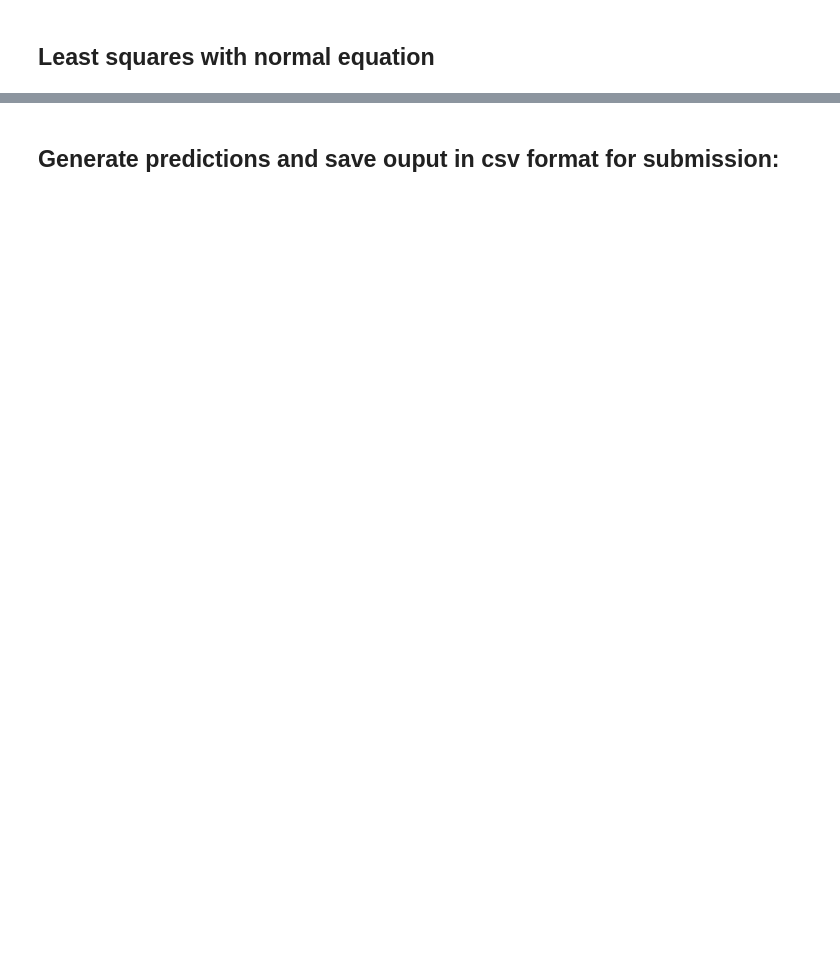
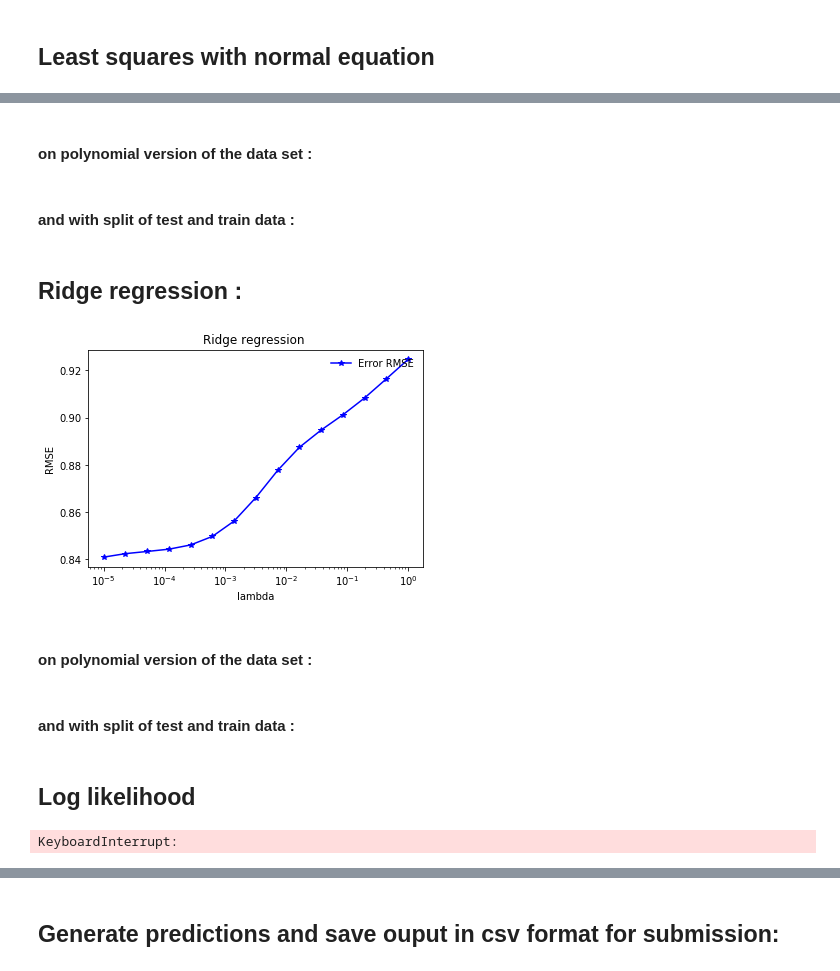
Before and after one commit to jeromel05/Project1, a Jupyter notebook: project1/scripts/project1.ipynb, the cells around one changed output, grey strips where cells are left out. Cells and saved outputs as stored; diff of their text form; code cells hidden in the pictures; blank space fills up the shorter version.

```diff
--- a/project1/scripts/project1.ipynb
+++ b/project1/scripts/project1.ipynb
@@ -210,0 +170,2 @@ NameError: name 'tX2' is not defined
+# %% [markdown]
+#### on polynomial version of the data set :
@@ -210,0 +175,2 @@ NameError: name 'tX2' is not defined
+# %% [markdown]
+#### and with split of test and train data :
@@ -210,0 +183,14 @@ NameError: name 'tX2' is not defined
+# %% [markdown]
+## Ridge regression :
+# %%
+lambdas = np.logspace(-5, 0, 15)
+rmse_rr = []
+for ind, lambda_ in enumerate(lambdas):
+        w_rr,loss_rr = ridge_regression(y, tX, lambda_)
+        rmse_rr.append(rmse(loss_rr))
+
+plot_implementation(rmse_rr, lambdas)
+# %% [output]
+[figure, added]
+# %% [markdown]
+#### on polynomial version of the data set :
@@ -210,0 +205,2 @@ NameError: name 'tX2' is not defined
+# %% [markdown]
+#### and with split of test and train data :
@@ -210,0 +216,9 @@ NameError: name 'tX2' is not defined
+# %% [markdown]
+## Log likelihood
+# %%
+#### Example - base mode
+gamma=0.5
+ws_1,log_likelihoods_1 = logistic_regression(rescale_y(y), tX, np.random.rand(tX.shape[1])/1000000,10, gamma)
+plt.scatter(rescale_predictions(compute_p(ws_1[-1],tX))[1:1000],y[1:1000], marker=".", color='b')
+# %% [output]
+KeyboardInterrupt:
```
Also changed, not shown: parts of 91 cells of this notebook, 6 other files.
